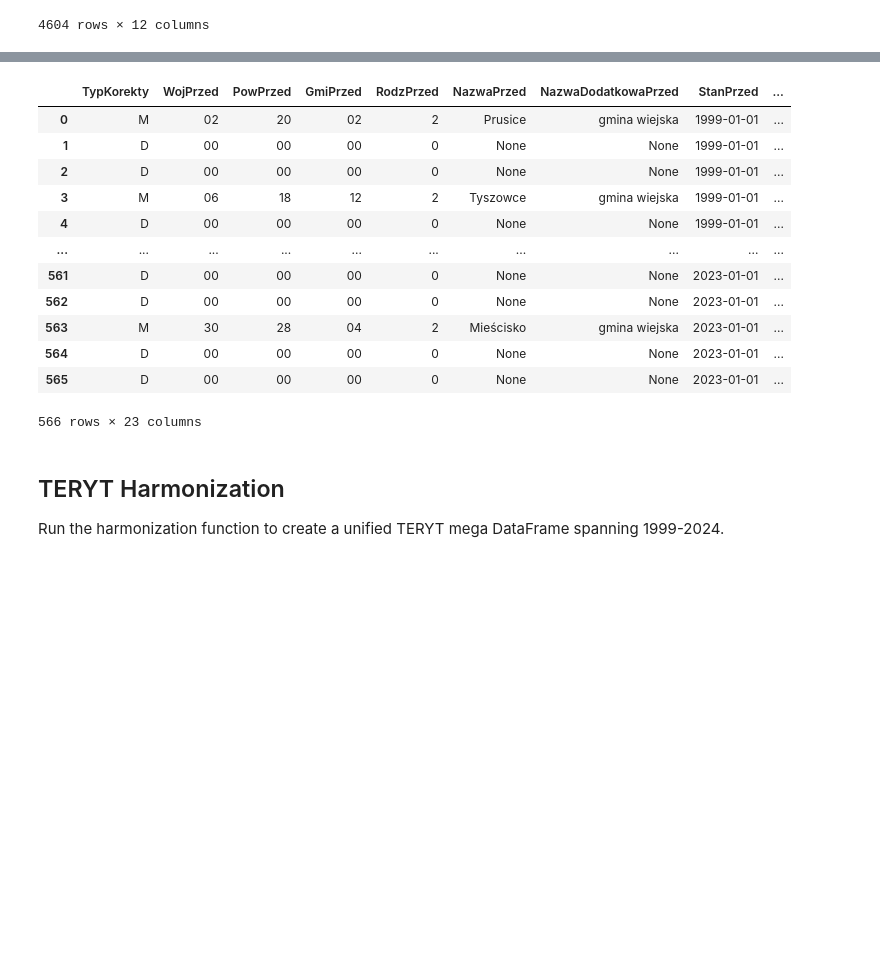
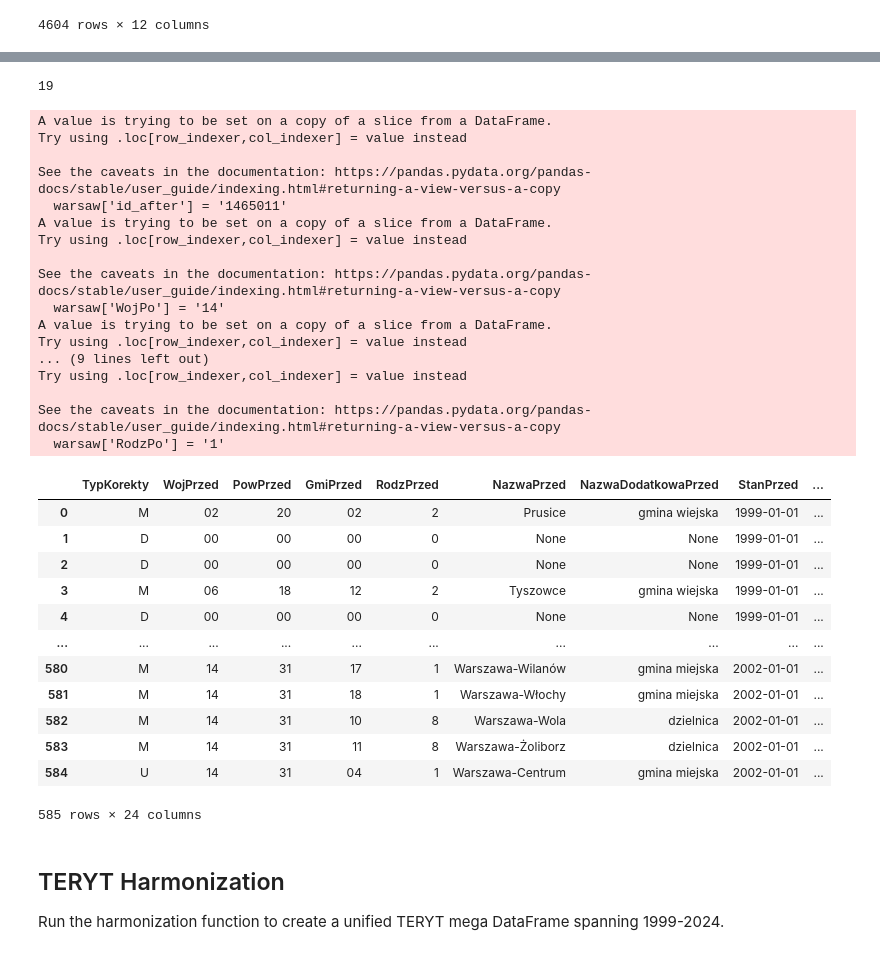
Before and after one commit to jendrkk/LRDWI-Paper, a Jupyter notebook: Code/analysis/GUS01A_teryt.ipynb, the cells around one changed output, grey strips where cells are left out. Cells and saved outputs as stored; diff of their text form; code cells hidden in the pictures; blank space fills up the shorter version.

```diff
--- a/Code/analysis/GUS01A_teryt.ipynb
+++ b/Code/analysis/GUS01A_teryt.ipynb
@@ -157,16 +190,56 @@ terc_changes['id_after'] = terc_changes['WojPo'] + terc_changes['PowPo'] + terc_
 # %%
 terc_changes
+# Indexes 110 to 127 incl. and 129
+warsaw_indexes = [110, 111, 112, 113, 114, 115, 116, 117, 118, 119, 120, 121, 122, 123, 124, 125, 126, 127, 129]
+warsaw = terc_changes[terc_changes.index.isin(warsaw_indexes)]
+warsaw['id_after'] = '1465011'
+warsaw['WojPo'] = '14'
+warsaw['PowPo'] = '65'
+warsaw['GmiPo'] = '01'
+warsaw['RodzPo'] = '1'
+
+print(len(warsaw))
+
+terc_changes = pd.concat([terc_changes, warsaw], ignore_index=True)
 # %% [output]
-|  | TypKorekty | WojPrzed | PowPrzed | GmiPrzed | RodzPrzed | NazwaPrzed | NazwaDodatkowaPrzed | StanPrzed | ... |
-| 0 | M | 02 | 20 | 02 | 2 | Prusice | gmina wiejska | 1999-01-01 | ... |
-| 1 | D | 00 | 00 | 00 | 0 | None | None | 1999-01-01 | ... |
-| 2 | D | 00 | 00 | 00 | 0 | None | None | 1999-01-01 | ... |
-| 3 | M | 06 | 18 | 12 | 2 | Tyszowce | gmina wiejska | 1999-01-01 | ... |
-| 4 | D | 00 | 00 | 00 | 0 | None | None | 1999-01-01 | ... |
-| ... | ... | ... | ... | ... | ... | ... | ... | ... | ... |
-| 561 | D | 00 | 00 | 00 | 0 | None | None | 2023-01-01 | ... |
-| 562 | D | 00 | 00 | 00 | 0 | None | None | 2023-01-01 | ... |
-| 563 | M | 30 | 28 | 04 | 2 | Mieścisko | gmina wiejska | 2023-01-01 | ... |
-| 564 | D | 00 | 00 | 00 | 0 | None | None | 2023-01-01 | ... |
-| 565 | D | 00 | 00 | 00 | 0 | None | None | 2023-01-01 | ... |
-566 rows × 23 columns
+19
+A value is trying to be set on a copy of a slice from a DataFrame.
+Try using .loc[row_indexer,col_indexer] = value instead
+
+See the caveats in the documentation: https://pandas.pydata.org/pandas-docs/stable/user_guide/indexing.html#returning-a-view-versus-a-copy
+  warsaw['id_after'] = '1465011'
+A value is trying to be set on a copy of a slice from a DataFrame.
+Try using .loc[row_indexer,col_indexer] = value instead
+
+See the caveats in the documentation: https://pandas.pydata.org/pandas-docs/stable/user_guide/indexing.html#returning-a-view-versus-a-copy
+  warsaw['WojPo'] = '14'
+A value is trying to be set on a copy of a slice from a DataFrame.
+Try using .loc[row_indexer,col_indexer] = value instead
+... (9 lines left out)
+Try using .loc[row_indexer,col_indexer] = value instead
+
+See the caveats in the documentation: https://pandas.pydata.org/pandas-docs/stable/user_guide/indexing.html#returning-a-view-versus-a-copy
+  warsaw['RodzPo'] = '1'
+# %%
+display(terc_changes.loc[109,:])
+terc_changes.at[109,"WojPrzed"] = '14'
+terc_changes.at[109,"PowPrzed"] = '31'
+terc_changes.at[109,"GmiPrzed"] = '00'
+terc_changes.at[109,"RodzPrzed"] = '1'
+terc_changes.at[109,"id_before"] = '1431001'
+terc_changes.at[109,"NazwaPrzed"] = terc_changes.at[109,"NazwaPo"]
+terc_changes.at[109,"NazwaDodatkowaPrzed"] = terc_changes.at[109,"NazwaDodatkowaPo"]
+# %% [output]
+|  | TypKorekty | WojPrzed | PowPrzed | GmiPrzed | RodzPrzed | NazwaPrzed | NazwaDodatkowaPrzed | StanPrzed | ... |
+| 0 | M | 02 | 20 | 02 | 2 | Prusice | gmina wiejska | 1999-01-01 | ... |
+| 1 | D | 00 | 00 | 00 | 0 | None | None | 1999-01-01 | ... |
+| 2 | D | 00 | 00 | 00 | 0 | None | None | 1999-01-01 | ... |
+| 3 | M | 06 | 18 | 12 | 2 | Tyszowce | gmina wiejska | 1999-01-01 | ... |
+| 4 | D | 00 | 00 | 00 | 0 | None | None | 1999-01-01 | ... |
+| ... | ... | ... | ... | ... | ... | ... | ... | ... | ... |
+| 580 | M | 14 | 31 | 17 | 1 | Warszawa-Wilanów | gmina miejska | 2002-01-01 | ... |
+| 581 | M | 14 | 31 | 18 | 1 | Warszawa-Włochy | gmina miejska | 2002-01-01 | ... |
+| 582 | M | 14 | 31 | 10 | 8 | Warszawa-Wola | dzielnica | 2002-01-01 | ... |
+| 583 | M | 14 | 31 | 11 | 8 | Warszawa-Żoliborz | dzielnica | 2002-01-01 | ... |
+| 584 | U | 14 | 31 | 04 | 1 | Warszawa-Centrum | gmina miejska | 2002-01-01 | ... |
+585 rows × 24 columns
```
Also changed, not shown: parts of 12 cells of this notebook, 6 other files.
